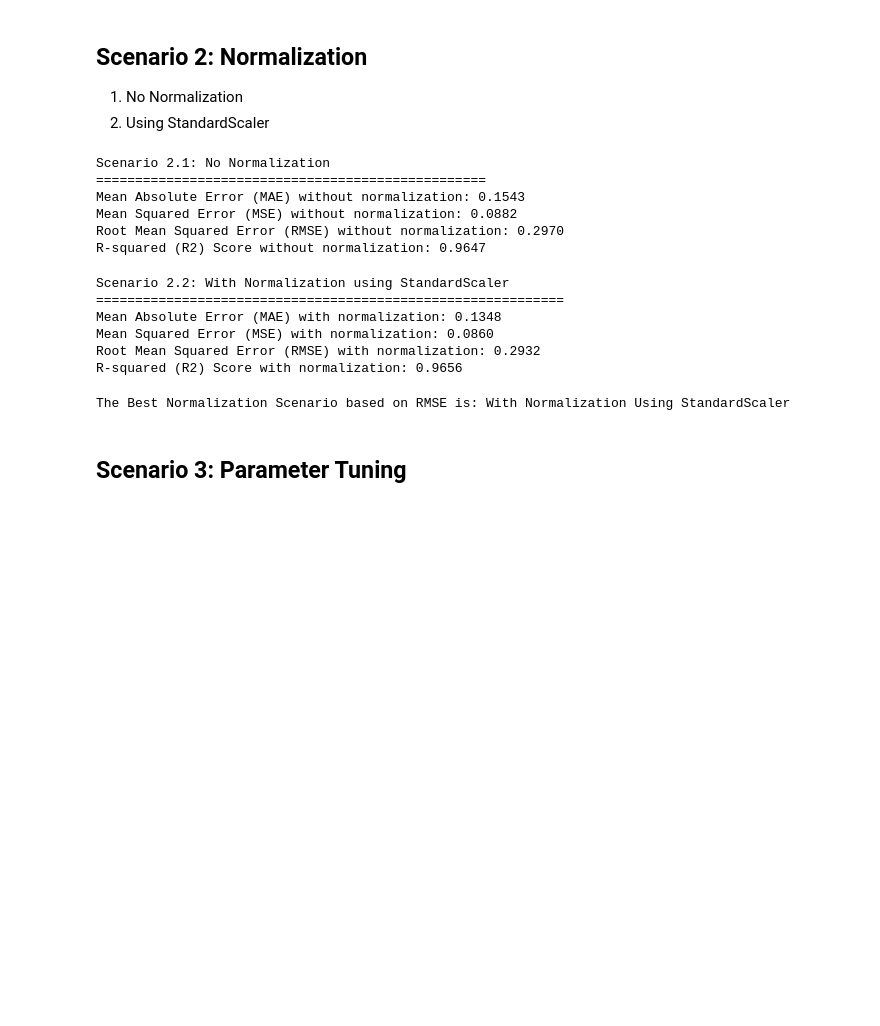
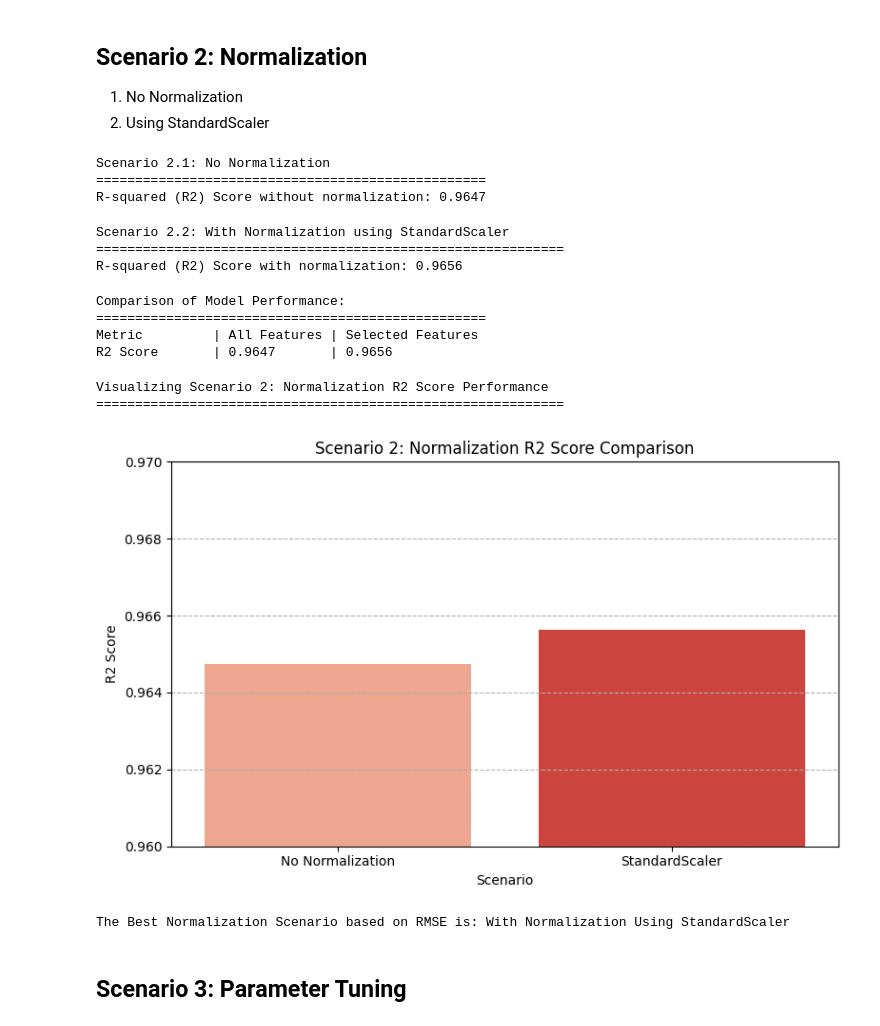
Before and after one commit to tsaqifimtinan/finalproject-kel-8-pm-d, a Jupyter notebook: KNN/KNN_Regression_Analysis.ipynb, the cells around one changed output. Cells and saved outputs as stored; diff of their text form; code cells hidden in the pictures; blank space fills up the shorter version.

```diff
--- a/KNN/KNN_Regression_Analysis.ipynb
+++ b/KNN/KNN_Regression_Analysis.ipynb
@@ -408,22 +404,13 @@ knn_regressor_no_norm.fit(X_train_selected, y_train)
 # Make predictions
 y_pred_no_norm = knn_regressor_no_norm.predict(X_test_selected)
 
-# Evaluate the model
-mae_no_norm = mean_absolute_error(y_test, y_pred_no_norm)
-mse_no_norm = mean_squared_error(y_test, y_pred_no_norm)
-rmse_no_norm = np.sqrt(mse_no_norm)
+# Evaluate the R2 Score of the model
 r2_no_norm = r2_score(y_test, y_pred_no_norm)
 
-print(f"Mean Absolute Error (MAE) without normalization: {mae_no_norm:.4f}")
-print(f"Mean Squared Error (MSE) without normalization: {mse_no_norm:.4f}")
-print(f"Root Mean Squared Error (RMSE) without normalization: {rmse_no_norm:.4f}")
 print(f"R-squared (R2) Score without normalization: {r2_no_norm:.4f}")
 # %% [output]
 Scenario 2.1: No Normalization
 ==================================================
-Mean Absolute Error (MAE) without normalization: 0.1543
-Mean Squared Error (MSE) without normalization: 0.0882
-Root Mean Squared Error (RMSE) without normalization: 0.2970
 R-squared (R2) Score without normalization: 0.9647
 # %%
 # Scenario 2.2: With Normalization using StandardScaler
@@ -446,35 +433,59 @@ knn_regressor_scaled.fit(X_train_scaled, y_train)
 # Make predictions
 y_pred_scaled = knn_regressor_scaled.predict(X_test_scaled)
 
-# Evaluate the model
-mae_scaled = mean_absolute_error(y_test, y_pred_scaled)
-mse_scaled = mean_squared_error(y_test, y_pred_scaled)
-rmse_scaled = np.sqrt(mse_scaled)
+# Evaluate the R2 Score of the model
 r2_scaled = r2_score(y_test, y_pred_scaled)
 
-print(f"Mean Absolute Error (MAE) with normalization: {mae_scaled:.4f}")
-print(f"Mean Squared Error (MSE) with normalization: {mse_scaled:.4f}")
-print(f"Root Mean Squared Error (RMSE) with normalization: {rmse_scaled:.4f}")
 print(f"R-squared (R2) Score with normalization: {r2_scaled:.4f}")
 # %% [output]
 Scenario 2.2: With Normalization using StandardScaler
 ============================================================
-Mean Absolute Error (MAE) with normalization: 0.1348
-Mean Squared Error (MSE) with normalization: 0.0860
-Root Mean Squared Error (RMSE) with normalization: 0.2932
 R-squared (R2) Score with normalization: 0.9656
-# %%
-# Determine the best scenario based on RMSE
-if r2_scaled > r2_no_norm:
-    best_normalization_scenario = "With Normalization Using StandardScaler"
-elif r2_no_norm > r2_scaled:
-    best_normalization_scenario = "No Normalization"
-else:
-    best_normalization_scenario = "Both scenarios have equal RMSE"
-
-print(f"\nThe Best Normalization Scenario based on RMSE is: {best_normalization_scenario}")
-# %% [output]
-The Best Normalization Scenario based on RMSE is: With Normalization Using StandardScaler
+# %%
+print("\nComparison of Model Performance:")
+print("=" * 50)
+print(f"Metric         | All Features | Selected Features")
+print(f"R2 Score       | {r2_no_norm:.4f}       | {r2_scaled:.4f}")
+# %% [output]
+Comparison of Model Performance:
+==================================================
+Metric         | All Features | Selected Features
+R2 Score       | 0.9647       | 0.9656
+# %%
+print("\nVisualizing Scenario 2: Normalization R2 Score Performance")
+print("="*60)
+
+scenario2_labels = ['No Normalization', 'StandardScaler']
+scenario2_r2 = [r2_no_norm, r2_scaled]
+
+scenario2_df = pd.DataFrame({
+    'Scenario': scenario2_labels,
+    'R2 Score': scenario2_r2
+})
+
+plt.figure(figsize=(8, 5))
+sns.barplot(x='Scenario', y='R2 Score', data=scenario2_df, palette='Reds')
+plt.title('Scenario 2: Normalization R2 Score Comparison')
+plt.ylabel('R2 Score')
+plt.xlabel('Scenario')
+plt.ylim(0.96,0.97)
+plt.grid(axis='y', linestyle='--')
+plt.tight_layout()
+plt.show()
+
+if r2_scaled > r2_no_norm:
+    best_normalization_scenario = "With Normalization Using StandardScaler"
+elif r2_no_norm > r2_scaled:
+    best_normalization_scenario = "No Normalization"
+else:
+    best_normalization_scenario = "Both scenarios have equal RMSE"
+
+print(f"\nThe Best Normalization Scenario based on RMSE is: {best_normalization_scenario}")
+# %% [output]
+Visualizing Scenario 2: Normalization R2 Score Performance
+============================================================
+[figure, added]
+The Best Normalization Scenario based on RMSE is: With Normalization Using StandardScaler
 # %% [markdown]
 ## Scenario 3: Parameter Tuning
 # %%
```
Also changed, not shown: parts of 15 cells of this notebook.
